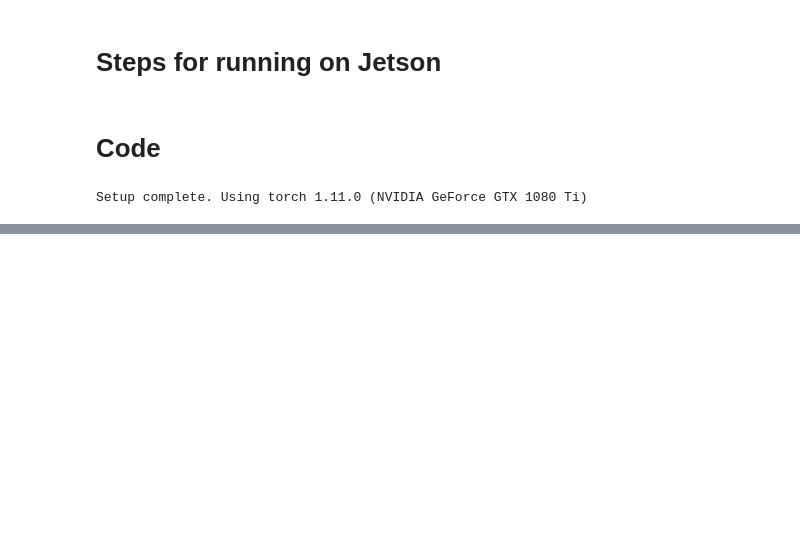
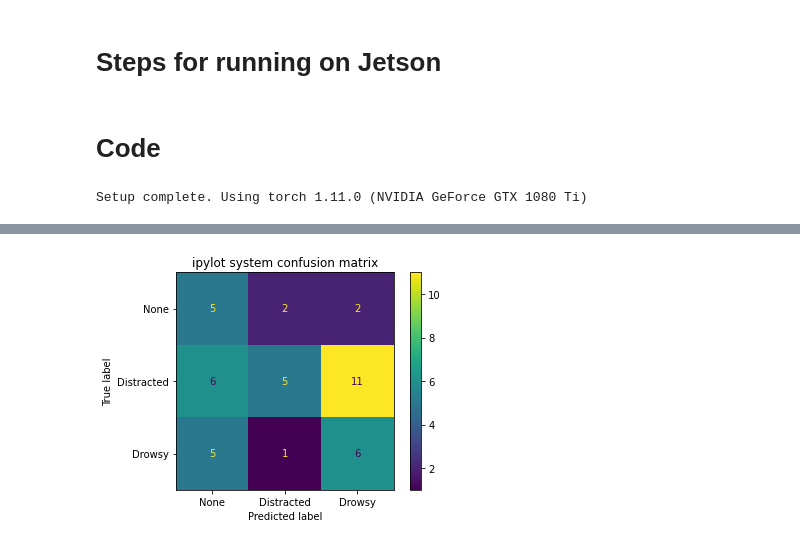
Before and after one commit to tonytieger/w210-capstone-ipylot-system-test, a Jupyter notebook: ipylot/Notebook.ipynb, the cells around one changed output, grey strips where cells are left out. Cells and saved outputs as stored; diff of their text form; code cells hidden in the pictures; blank space fills up the shorter version.

Commit message:
Finished detection algorithm, sound on windows, system test.

```diff
--- a/ipylot/Notebook.ipynb
+++ b/ipylot/Notebook.ipynb
@@ -103,0 +231,20 @@ Distracted Driver Detected...c7 - Talking to Passenger..2.014958620071411 ms
+# %%
+%matplotlib inline
+
+from sklearn.metrics import confusion_matrix
+
+cf_matrix = confusion_matrix(results_df['expected'], results_df['detected'])
+
+import tkinter
+import matplotlib.pyplot as plt
+from sklearn.datasets import make_classification
+from sklearn.metrics import confusion_matrix, ConfusionMatrixDisplay
+
+cm = confusion_matrix(results_df['expected'], results_df['detected'])
+disp = ConfusionMatrixDisplay(confusion_matrix=cm, display_labels = ['None', 'Distracted', 'Drowsy'])
+disp.plot()
+disp.ax_.set_title("ipylot system confusion matrix")
+
+plt.show()
+# %% [output]
+[figure, added]
```
Also changed, not shown: parts of 8 cells of this notebook, 9 other files.
